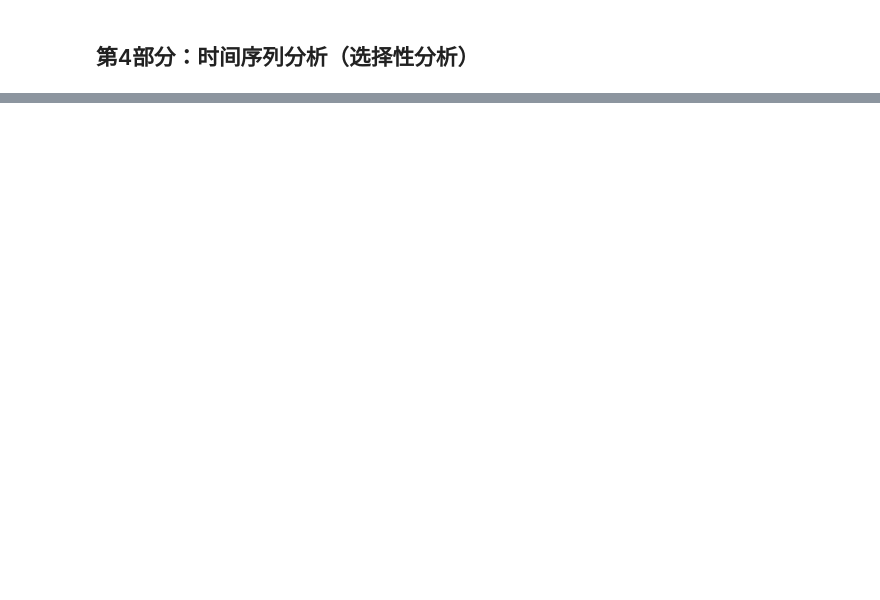
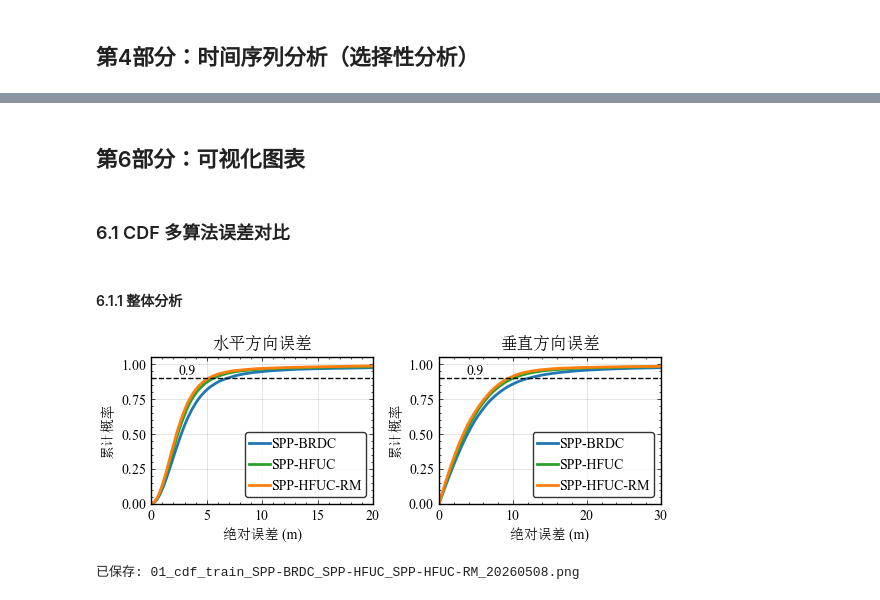
Before and after one commit to ColourDyeing/Hybrid-frequency-spp, a Jupyter notebook: Testing-Data/python/05_Scientific_Drawing.ipynb, the cells around one changed output, grey strips where cells are left out. Saved outputs shown, nothing was run; the diff lists cells and outputs as text; code cells hidden in the pictures; blank space fills up the shorter version.

```diff
--- a/Testing-Data/python/05_Scientific_Drawing.ipynb
+++ b/Testing-Data/python/05_Scientific_Drawing.ipynb
@@ -298,0 +318,18 @@ print(f'  3D 总误差:      min={df_merged["err_3d"].min():.3f}m, max={df_merge
+# %%
+# 综合误差统计（按算法分组打印）
+print(f'\n综合误差统计:')
+print('='*80)
+
+h_error = df_merged['err_h']
+e_error = df_merged['err_e']
+n_error = df_merged['err_n']
+u_error = df_merged['err_u']
+
+for tag in df_merged['algo'].unique():
+    sub = df_merged[df_merged['algo'] == tag]
+    h = sub['err_h']
+    u = sub['err_u']
+    print(f'\n[{tag}] - 样本数: {len(sub)}')
+    print(f'  水平误差: RMS={np.sqrt(np.mean(h**2)):.3f}m, Mean={h.mean():.3f}m, Median={h.median():.3f}m, P68={np.percentile(h,68):.3f}m, P95={np.percentile(h,95):.3f}m')
+    print(f'  \u22641m: {100*np.sum(h<=1)/len(h):.1f}%  \u22641.5m: {100*np.sum(h<=1.5)/len(h):.1f}%  \u22643m: {100*np.sum(h<=3)/len(h):.1f}%')
+    print(f'  垂直误差: RMS={np.sqrt(np.mean(u**2)):.3f}m, Mean={np.abs(u).mean():.3f}m, Median={np.median(np.abs(u)):.3f}m, P68={np.percentile(np.abs(u),68):.3f}m, P95={np.percentile(np.abs(u),95):.3f}m')
@@ -1094,0 +618,38 @@ Up (U) 方向 (绝对值统计):
+# %% [markdown]
+## 第6部分：可视化图表
+# %% [markdown]
+### 6.1 CDF 多算法误差对比
+# %% [markdown]
+#### 6.1.1 整体分析
+# %%
+# 绘制多算法 CDF 对比图
+fig, axes = plt.subplots(1, 2, figsize=(fig_width[3], fig_height[0]))
+
+def plot_cdf_multi(ax, data_dict, label, x_max=None):
+    for tag, color in SOL_ALGOS:
+        if tag in data_dict:
+            err = data_dict[tag]
+            sd = np.sort(err); cdf = np.arange(1, len(sd)+1)/len(sd)
+            ax.plot(sd, cdf, color=color, linewidth=2, label=tag)
+    ax.set_xlabel('绝对误差 (m)'); ax.set_ylabel('累计概率')
+    ax.set_title(f'{label}'); ax.grid(True, alpha=0.3)
+    ax.legend(framealpha=0.8, frameon=True, edgecolor='k', handlelength=1.5, handletextpad=0.1, borderpad=0.3)
+    ax.set_ylim(0, 1.05)
+    if x_max: ax.set_xlim(0, x_max)
+    ax.axhline(0.9, color='black', linestyle='--', linewidth=1)
+    ax.text(ax.get_xlim()[1]*0.2, 0.9, '0.9', va='bottom', ha='right', color='black')
+
+h_data = {tag: df_merged[df_merged['algo']==tag]['err_h'].values for tag,_ in SOL_ALGOS if tag in df_merged['algo'].values}
+u_data = {tag: np.abs(df_merged[df_merged['algo']==tag]['err_u'].values) for tag,_ in SOL_ALGOS if tag in df_merged['algo'].values}
+
+plot_cdf_multi(axes[0], h_data, '水平方向误差', x_max=20)
+plot_cdf_multi(axes[1], u_data, '垂直方向误差', x_max=30)
+
+plt.tight_layout()
+algo_str = '_'.join([a[0] for a in SOL_ALGOS])
+plt.savefig(join(DRAW_DIR, f'01_cdf_{algo_str}_{DATA_SET}_{today_str}.png'), dpi=300, bbox_inches='tight')
+plt.show()
+print(f'已保存: 01_cdf_{DATA_SET}_{algo_str}_{today_str}.png')
+# %% [output]
+[figure, added]
+已保存: 01_cdf_train_SPP-BRDC_SPP-HFUC_SPP-HFUC-RM_20260508.png
```
Also changed, not shown: parts of 66 cells of this notebook, 7 other files.
